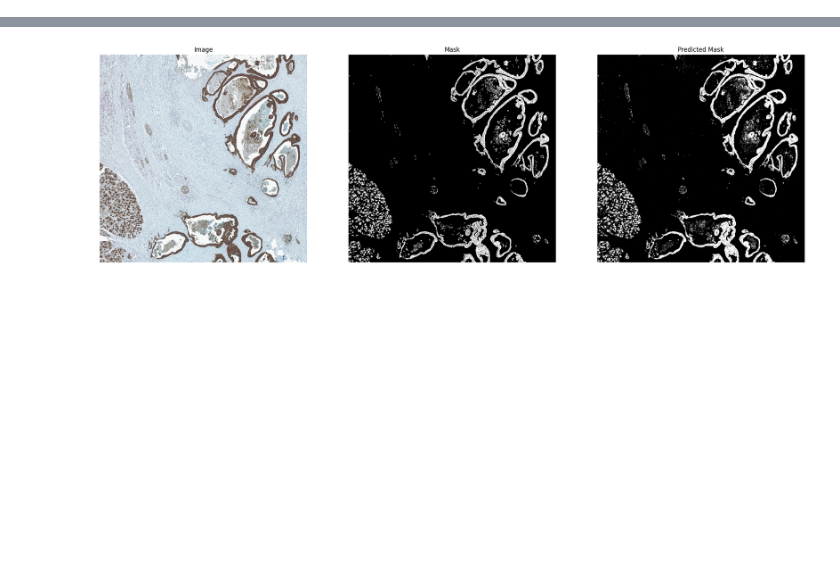
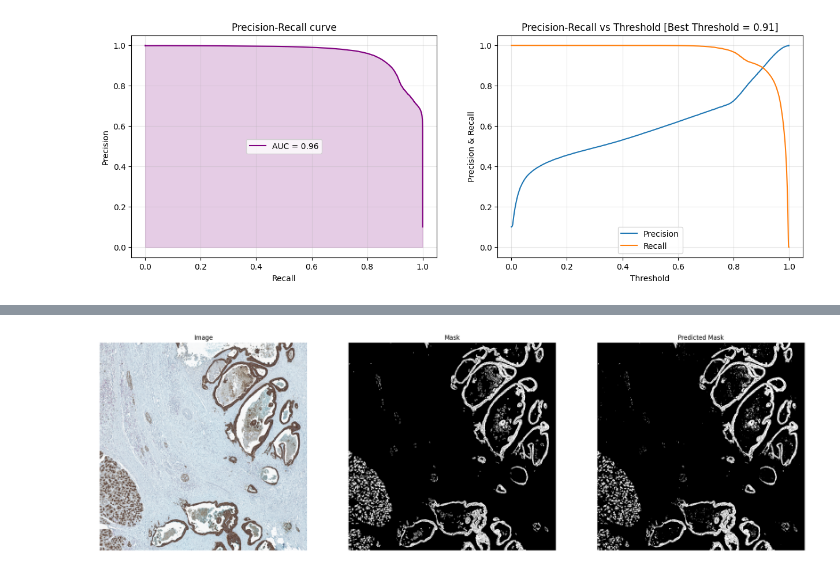
Before and after one commit to GeNeHetX/pixel_classifier, a Jupyter notebook: predicting.ipynb, the cells around one changed output, grey strips where cells are left out. Saved outputs shown, nothing was run; the diff lists cells and outputs as text; code cells hidden in the pictures; blank space fills up the shorter version.

Commit message:
Add the precision and recall scores to the model evaluation section

```diff
--- a/predicting.ipynb
+++ b/predicting.ipynb
@@ -36,7 +36,10 @@ size = 10000
 # Take a tile from the image
 img_tile = img[center[0]-size//2:center[0]+size//2,
                center[1]-size//2:center[1]+size//2]
+
+mask_tile = mask_original[center[0]-size//2:center[0]+size//2,
+                          center[1]-size//2:center[1]+size//2]
 # %%
 # pridict the image using the model
 dtest = xgb.DMatrix(img_tile.reshape(-1, 3))
-prediction = model.predict(dtest)
+y_score = model.predict(dtest)
@@ -48,0 +46,32 @@ mask_predicted = mask_predicted > 0.85
+# %%
+# Calculate precision and recall
+precision, recall, thresholds = precision_recall_curve(mask_tile.flatten(), y_score)
+
+# Compute the AUC
+auc_score = auc(recall, precision)
+
+# calculate the closest threshold to the AUC
+best_threshold = thresholds[np.argmin(np.abs(recall - precision))]
+# %%
+# Plot the precision-recall curve
+fig, ax = plt.subplots(1, 2, figsize=(15, 5))
+
+ax[0].plot(recall, precision, color="purple", label=f"AUC = {auc_score:.2f}")
+ax[0].fill_between(recall, precision, alpha=0.2, color="purple")
+ax[0].set_xlabel("Recall")
+ax[0].set_ylabel("Precision")
+ax[0].set_title(f"Precision-Recall curve")
+ax[0].grid(alpha=0.3)
+ax[0].legend()
+
+ax[1].plot(thresholds, precision[:-1], label="Precision")
+ax[1].plot(thresholds, recall[:-1], label="Recall")
+ax[1].set_xlabel("Threshold")
+ax[1].set_ylabel("Precision & Recall")
+ax[1].set_title(f"Precision-Recall vs Threshold [Best Threshold = {best_threshold:.2f}]")
+ax[1].grid(alpha=0.3)
+ax[1].legend()
+
+plt.show()
+# %% [output]
+[figure, added]
```
Also changed, not shown: parts of 9 cells of this notebook.
